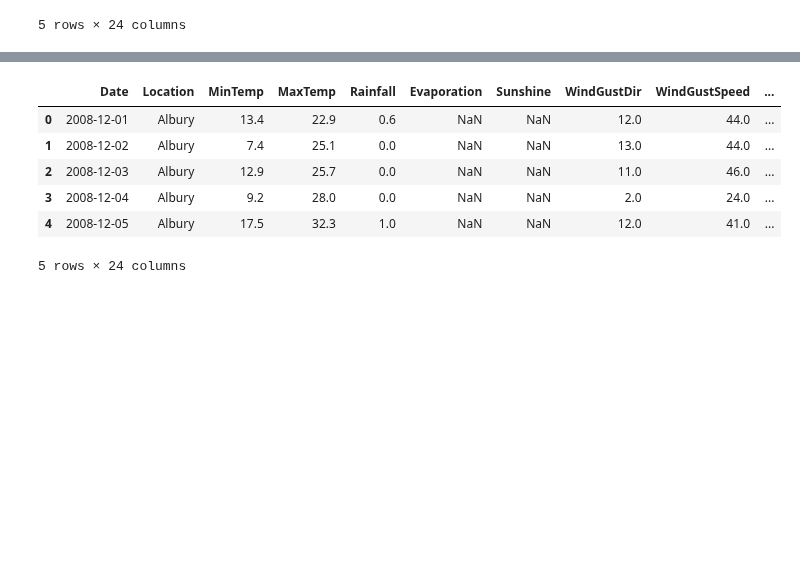
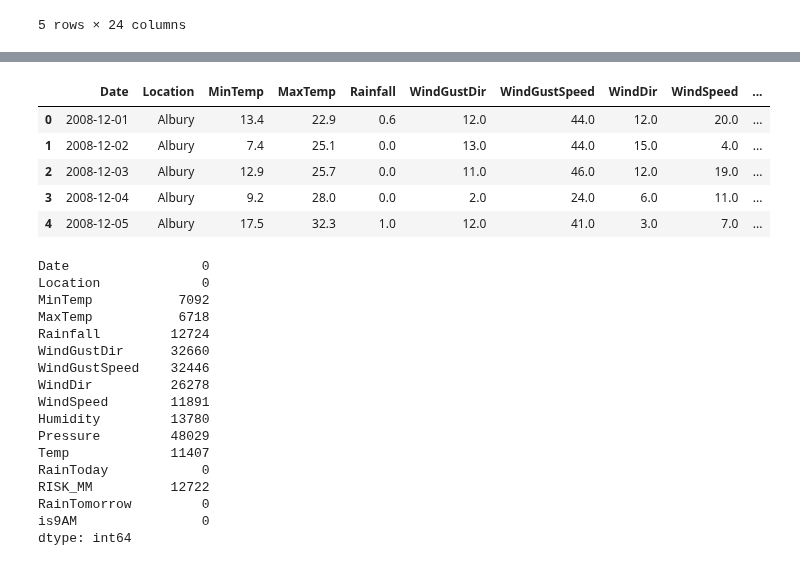
Before and after one commit to silva-nick/STATS402-Final, a Jupyter notebook: eda.ipynb, the cells around one changed output, grey strips where cells are left out. Drawn from its saved outputs; the diff is of its cells as text; code cells hidden in the pictures; blank space fills up the shorter version.

Commit message:
do more data cleaning

```diff
--- a/eda.ipynb
+++ b/eda.ipynb
@@ -47,0 +57,12 @@ df['WindDir3pm'] = df['WindDir3pm'].apply(dirToInt)
+# %%
+# split data by time
+df_morn = df.drop(columns=["WindDir3pm", "WindSpeed3pm", "Humidity3pm", "Pressure3pm", "Cloud3pm", "Temp3pm"])
+df_morn = df_morn.rename(columns={"WindDir9am": "WindDir", "WindSpeed9am": "WindSpeed", "Humidity9am":"Humidity", "Pressure9am":"Pressure", "Cloud9am":"Cloud", "Temp9am":"Temp"})
+df_morn["is9AM"] = 1
+
+df_aft = df.drop(columns=["WindDir9am", "WindSpeed9am", "Humidity9am", "Pressure9am", "Cloud9am", "Temp9am"])
+df_aft = df_aft.rename(columns={"WindDir3pm": "WindDir", "WindSpeed3pm": "WindSpeed", "Humidity3pm":"Humidity", "Pressure3pm":"Pressure", "Cloud3pm":"Cloud", "Temp3pm":"Temp"})
+df_aft["is9AM"] = 0
+
+df_split = pd.concat((df_morn, df_aft))
+df_split.head()
@@ -48,13 +76,35 @@ df['WindDir3pm'] = df['WindDir3pm'].apply(dirToInt)
+# %%
+# Remove columns with more than 100,000 n/a values
+na_counts = df_split.isna().sum()
+df_split = df_split.drop(columns=na_counts[na_counts > 100000].index)
+df_split.head()
+# %% [output]
+|  | Date | Location | MinTemp | MaxTemp | Rainfall | WindGustDir | WindGustSpeed | WindDir | WindSpeed | ... |
+| 0 | 2008-12-01 | Albury | 13.4 | 22.9 | 0.6 | 12.0 | 44.0 | 12.0 | 20.0 | ... |
+| 1 | 2008-12-02 | Albury | 7.4 | 25.1 | 0.0 | 13.0 | 44.0 | 15.0 | 4.0 | ... |
+| 2 | 2008-12-03 | Albury | 12.9 | 25.7 | 0.0 | 11.0 | 46.0 | 12.0 | 19.0 | ... |
+| 3 | 2008-12-04 | Albury | 9.2 | 28.0 | 0.0 | 2.0 | 24.0 | 6.0 | 11.0 | ... |
+| 4 | 2008-12-05 | Albury | 17.5 | 32.3 | 1.0 | 12.0 | 41.0 | 3.0 | 7.0 | ... |
 # %%
-df.isna().sum()
+df_split.isna().sum()
 # %% [output]
-|  | Date | Location | MinTemp | MaxTemp | Rainfall | Evaporation | Sunshine | WindGustDir | WindGustSpeed | ... |
-| 0 | 2008-12-01 | Albury | 13.4 | 22.9 | 0.6 | NaN | NaN | 12.0 | 44.0 | ... |
-| 1 | 2008-12-02 | Albury | 7.4 | 25.1 | 0.0 | NaN | NaN | 13.0 | 44.0 | ... |
-| 2 | 2008-12-03 | Albury | 12.9 | 25.7 | 0.0 | NaN | NaN | 11.0 | 46.0 | ... |
-| 3 | 2008-12-04 | Albury | 9.2 | 28.0 | 0.0 | NaN | NaN | 2.0 | 24.0 | ... |
-| 4 | 2008-12-05 | Albury | 17.5 | 32.3 | 1.0 | NaN | NaN | 12.0 | 41.0 | ... |
-5 rows × 24 columns
+Date                 0
+Location             0
+MinTemp           7092
+MaxTemp           6718
+Rainfall         12724
+WindGustDir      32660
+WindGustSpeed    32446
+WindDir          26278
+WindSpeed        11891
+Humidity         13780
+Pressure         48029
+Temp             11407
+RainToday            0
+RISK_MM          12722
+RainTomorrow         0
+is9AM                0
+dtype: int64
 # %%
 df.describe()
 # %% [output]
```
Also changed, not shown: parts of 3 cells of this notebook, 2 other files.
